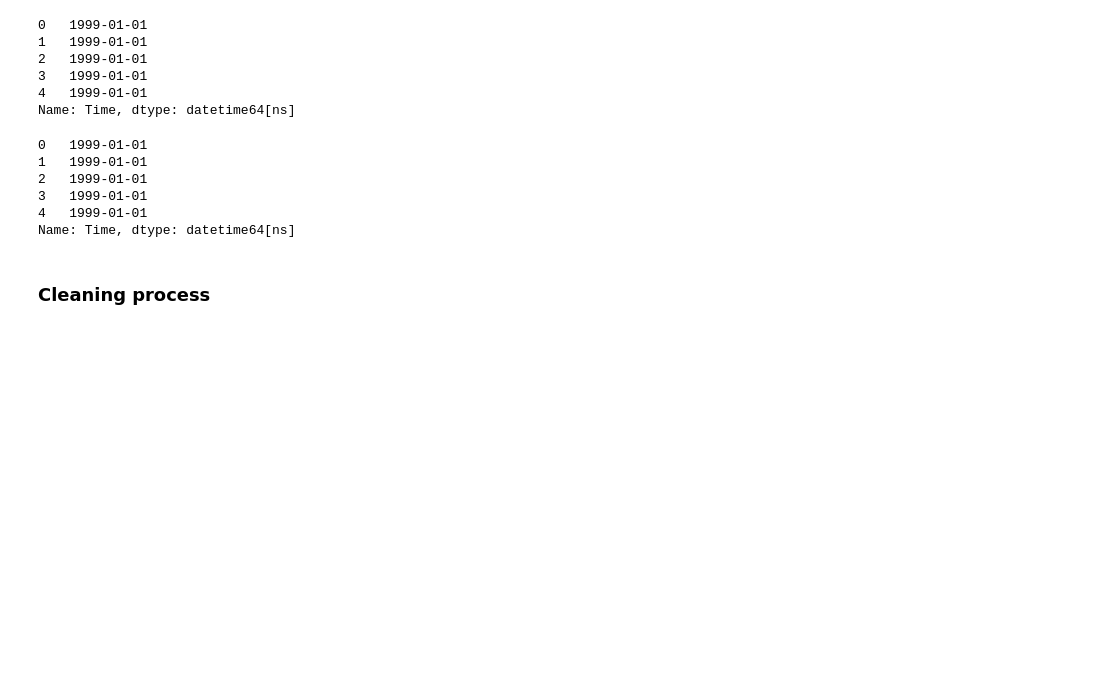
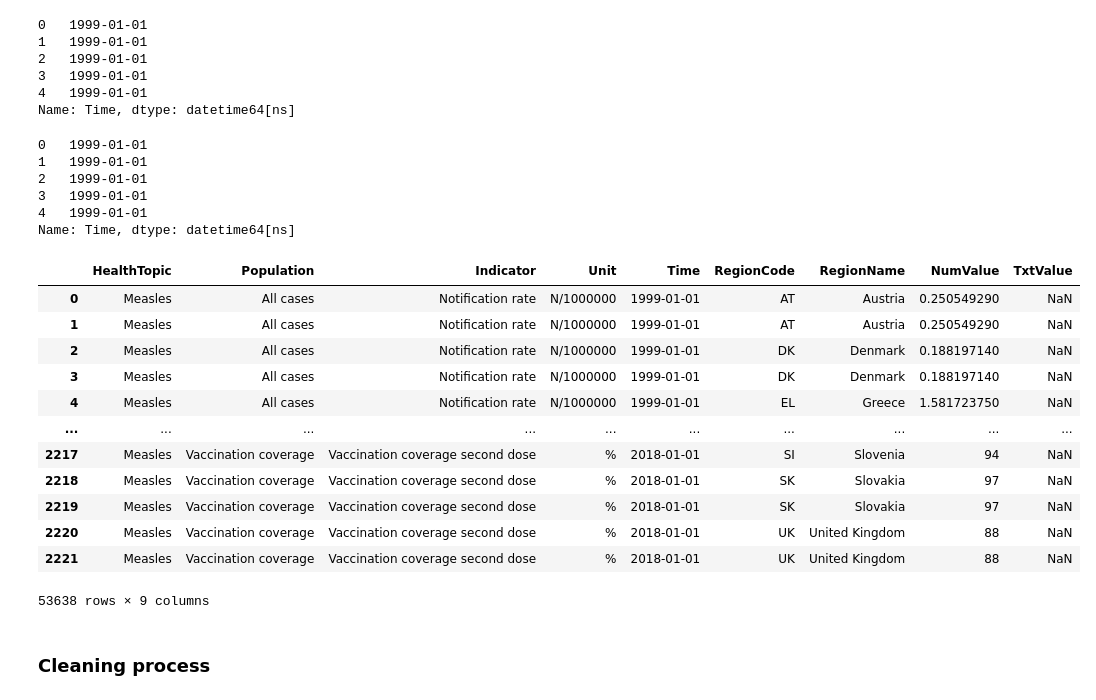
Before and after one commit to Preeya0225/capstone_project, a Jupyter notebook: code/1_data_cleaning.ipynb, the cells around one changed output. Drawn from its saved outputs; the diff is of its cells as text; code cells hidden in the pictures; blank space fills up the shorter version.

```diff
--- a/code/1_data_cleaning.ipynb
+++ b/code/1_data_cleaning.ipynb
@@ -99,6 +99,22 @@ Name: Time, dtype: datetime64[ns]
 # %%
 #Combining both data frames
 measles = pd.concat([outbreak,vaccine])
+# %%
+measles
+# %% [output]
+|  | HealthTopic | Population | Indicator | Unit | Time | RegionCode | RegionName | NumValue | TxtValue |
+| 0 | Measles | All cases | Notification rate | N/1000000 | 1999-01-01 | AT | Austria | 0.250549290 | NaN |
+| 1 | Measles | All cases | Notification rate | N/1000000 | 1999-01-01 | AT | Austria | 0.250549290 | NaN |
+| 2 | Measles | All cases | Notification rate | N/1000000 | 1999-01-01 | DK | Denmark | 0.188197140 | NaN |
+| 3 | Measles | All cases | Notification rate | N/1000000 | 1999-01-01 | DK | Denmark | 0.188197140 | NaN |
+| 4 | Measles | All cases | Notification rate | N/1000000 | 1999-01-01 | EL | Greece | 1.581723750 | NaN |
+| ... | ... | ... | ... | ... | ... | ... | ... | ... | ... |
+| 2217 | Measles | Vaccination coverage | Vaccination coverage second dose | % | 2018-01-01 | SI | Slovenia | 94 | NaN |
+| 2218 | Measles | Vaccination coverage | Vaccination coverage second dose | % | 2018-01-01 | SK | Slovakia | 97 | NaN |
+| 2219 | Measles | Vaccination coverage | Vaccination coverage second dose | % | 2018-01-01 | SK | Slovakia | 97 | NaN |
+| 2220 | Measles | Vaccination coverage | Vaccination coverage second dose | % | 2018-01-01 | UK | United Kingdom | 88 | NaN |
+| 2221 | Measles | Vaccination coverage | Vaccination coverage second dose | % | 2018-01-01 | UK | United Kingdom | 88 | NaN |
+53638 rows × 9 columns
 # %% [markdown]
 ### Cleaning process
 # %% [markdown]
```
Also changed, not shown: parts of 5 cells of this notebook, 2 other files.
